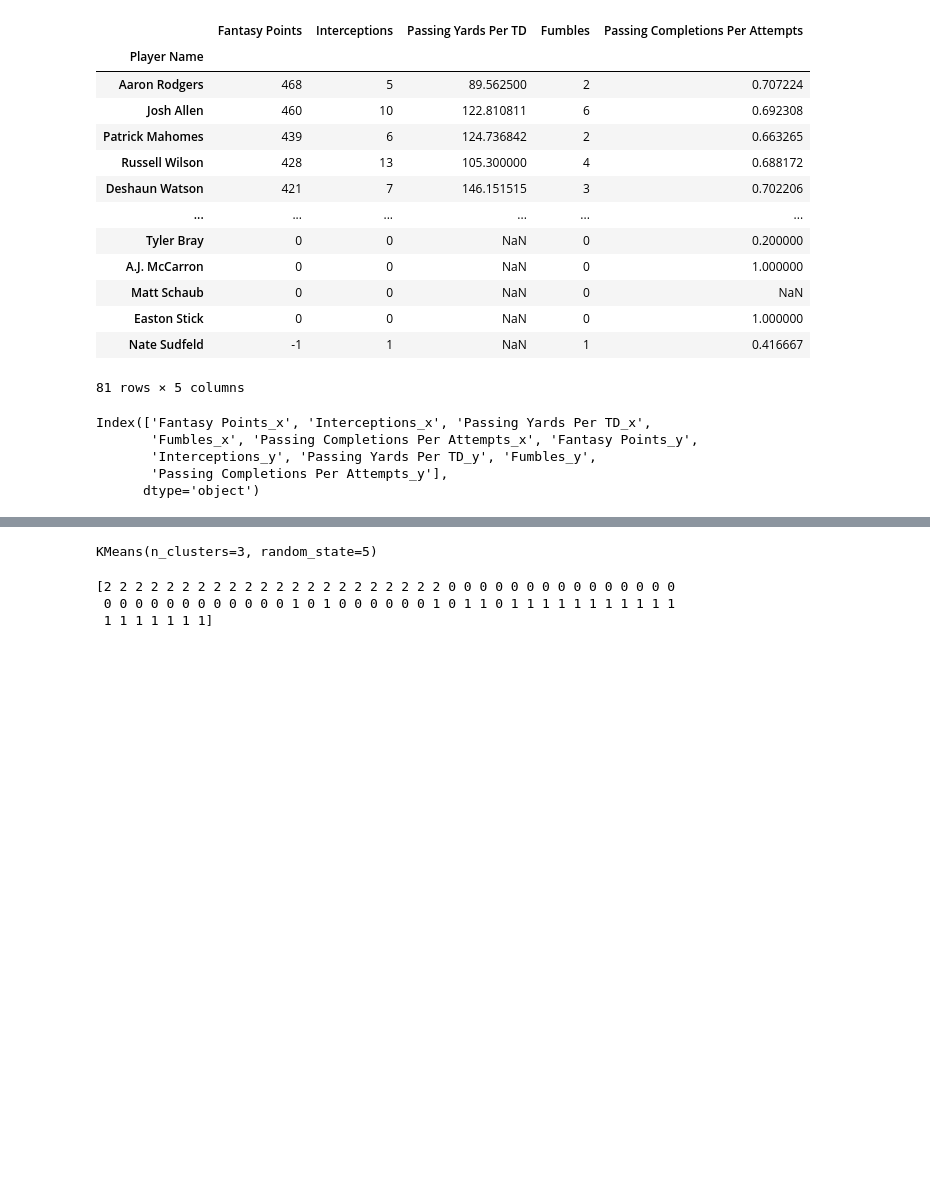
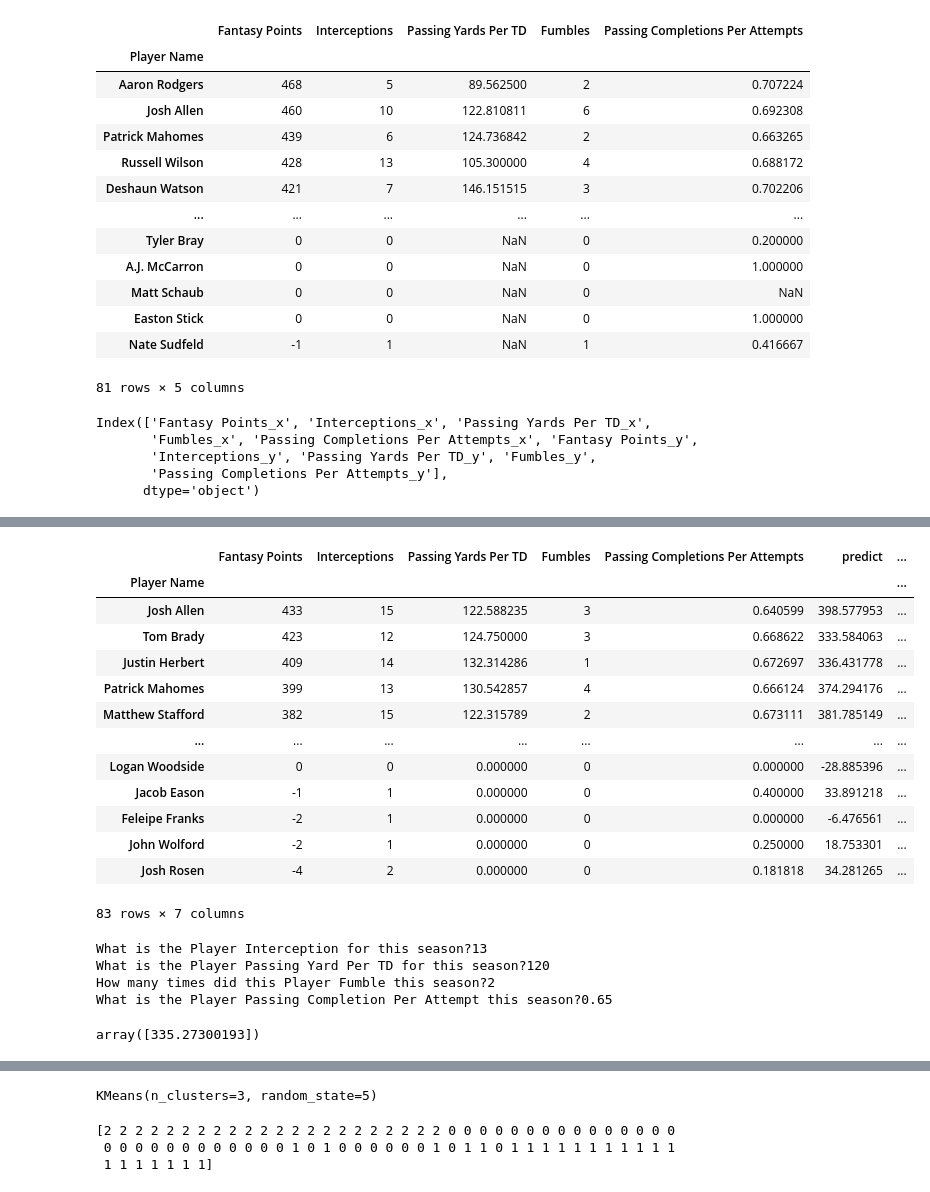
Before and after one commit to 86burke/Runtime-Terror, a Jupyter notebook: Anderson/Predictive Model.ipynb, the cells around one changed output, grey strips where cells are left out. Drawn from its saved outputs; the diff is of its cells as text; code cells hidden in the pictures; blank space fills up the shorter version.

Commit message:
added Modelfor Quaterbacks

```diff
--- a/Anderson/Predictive Model.ipynb
+++ b/Anderson/Predictive Model.ipynb
@@ -212,0 +232,8 @@ QBMD19 = QBMD19.fillna(0)
+# %%
+from sklearn.linear_model import LinearRegression
+model = LinearRegression()
+# %%
+#Fitting of Model with 2019 QB Data
+model.fit(X_train_scaled,y_train)
+training_score = model.score(X_train_scaled,y_train)
+training_score
@@ -212,0 +242,5 @@ QBMD19 = QBMD19.fillna(0)
+# %%
+# Test with 2020 QB Data
+y_test = QBMD20['Fantasy Points']
+x_test = QBMD20.drop('Fantasy Points',1)
+x_test_scaled = X_scaler.transform(x_test)
@@ -212,0 +252,3 @@ QBMD19 = QBMD19.fillna(0)
+# %%
+predict = model.predict(x_test_scaled)
+predict
@@ -212,0 +273,33 @@ QBMD19 = QBMD19.fillna(0)
+# %%
+QBMD20["predict"] = predict
+QBMD20["MSE"] = QBMD20["predict"] - QBMD20["Fantasy Points"]
+QBMD20
+# %% [output]
+|  | Fantasy Points | Interceptions | Passing Yards Per TD | Fumbles | Passing Completions Per Attempts | predict | ... |
+| Player Name |  |  |  |  |  |  | ... |
+| Josh Allen | 433 | 15 | 122.588235 | 3 | 0.640599 | 398.577953 | ... |
+| Tom Brady | 423 | 12 | 124.750000 | 3 | 0.668622 | 333.584063 | ... |
+| Justin Herbert | 409 | 14 | 132.314286 | 1 | 0.672697 | 336.431778 | ... |
+| Patrick Mahomes | 399 | 13 | 130.542857 | 4 | 0.666124 | 374.294176 | ... |
+| Matthew Stafford | 382 | 15 | 122.315789 | 2 | 0.673111 | 381.785149 | ... |
+| ... | ... | ... | ... | ... | ... | ... | ... |
+| Logan Woodside | 0 | 0 | 0.000000 | 0 | 0.000000 | -28.885396 | ... |
+| Jacob Eason | -1 | 1 | 0.000000 | 0 | 0.400000 | 33.891218 | ... |
+| Feleipe Franks | -2 | 1 | 0.000000 | 0 | 0.000000 | -6.476561 | ... |
+| John Wolford | -2 | 1 | 0.000000 | 0 | 0.250000 | 18.753301 | ... |
+| Josh Rosen | -4 | 2 | 0.000000 | 0 | 0.181818 | 34.281265 | ... |
+83 rows × 7 columns
+# %%
+UInterception = input("What is the Player Interception for this season?")
+UPYPTD = input("What is the Player Passing Yard Per TD for this season?")
+UFumbles = input("How many times did this Player Fumble this season?")
+UPCPA = input("What is the Player Passing Completion Per Attempt this season?")
+UInterception = int(UInterception)
+UPYPTD = float(UPYPTD)
+UFumbles = int(UFumbles)
+UPCPA = float(UPCPA)
+# %% [output]
+What is the Player Interception for this season?13
+What is the Player Passing Yard Per TD for this season?120
+How many times did this Player Fumble this season?2
+What is the Player Passing Completion Per Attempt this season?0.65
@@ -212,0 +316,5 @@ QBMD19 = QBMD19.fillna(0)
+# %%
+Final = model.predict(xdf_scaled)
+Final
+# %% [output]
+array([335.27300193])
```
Also changed, not shown: parts of 15 cells of this notebook, 1 other file.
